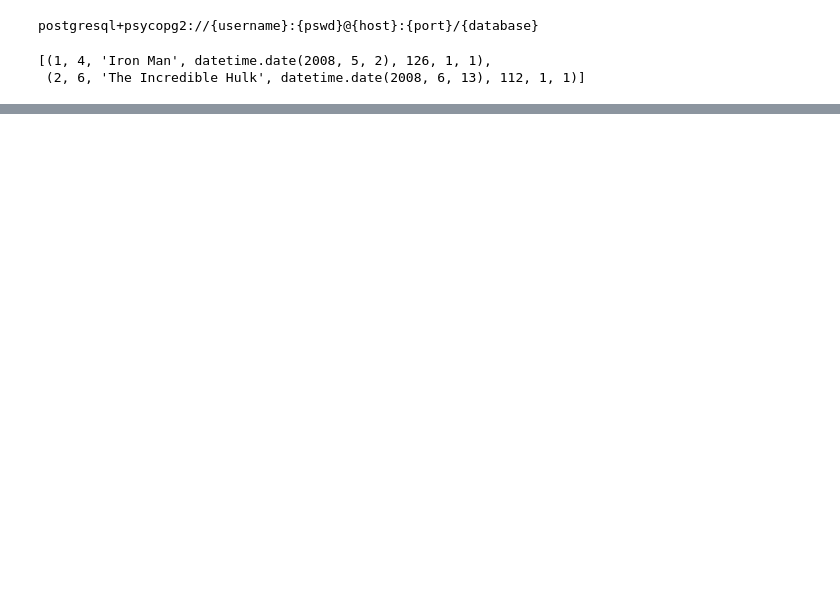
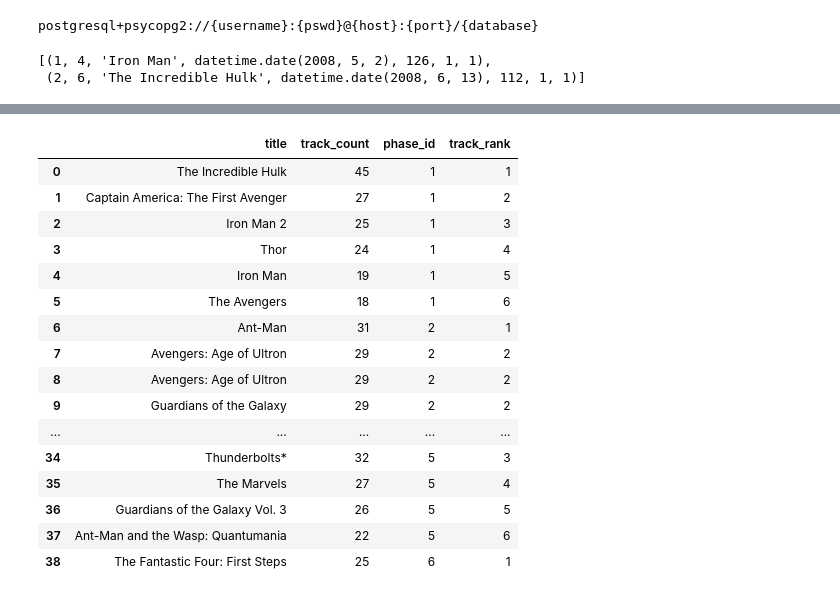
Before and after one commit to yeahaaron5/MCU_Soundtrack_Project, a Jupyter notebook: MCU_Soundtrack_PP.ipynb, the cells around one changed output, grey strips where cells are left out. Cells and saved outputs as stored; diff of their text form; code cells hidden in the pictures; blank space fills up the shorter version.

```diff
--- a/MCU_Soundtrack_PP.ipynb
+++ b/MCU_Soundtrack_PP.ipynb
@@ -49,0 +81,21 @@ mps_data
+# %%
+longest_tracks_phase_data = pd.read_sql_query(track_phase_rank_query, engine)
+longest_tracks_phase_data
+# %% [output]
+|  | title | track_count | phase_id | track_rank |
+| 0 | The Incredible Hulk | 45 | 1 | 1 |
+| 1 | Captain America: The First Avenger | 27 | 1 | 2 |
+| 2 | Iron Man 2 | 25 | 1 | 3 |
+| 3 | Thor | 24 | 1 | 4 |
+| 4 | Iron Man | 19 | 1 | 5 |
+| 5 | The Avengers | 18 | 1 | 6 |
+| 6 | Ant-Man | 31 | 2 | 1 |
+| 7 | Avengers: Age of Ultron | 29 | 2 | 2 |
+| 8 | Avengers: Age of Ultron | 29 | 2 | 2 |
+| 9 | Guardians of the Galaxy | 29 | 2 | 2 |
+| ... | ... | ... | ... | ... |
+| 34 | Thunderbolts* | 32 | 5 | 3 |
+| 35 | The Marvels | 27 | 5 | 4 |
+| 36 | Guardians of the Galaxy Vol. 3 | 26 | 5 | 5 |
+| 37 | Ant-Man and the Wasp: Quantumania | 22 | 5 | 6 |
+| 38 | The Fantastic Four: First Steps | 25 | 6 | 1 |
```
Also changed, not shown: parts of 9 cells of this notebook, 1 other file.
